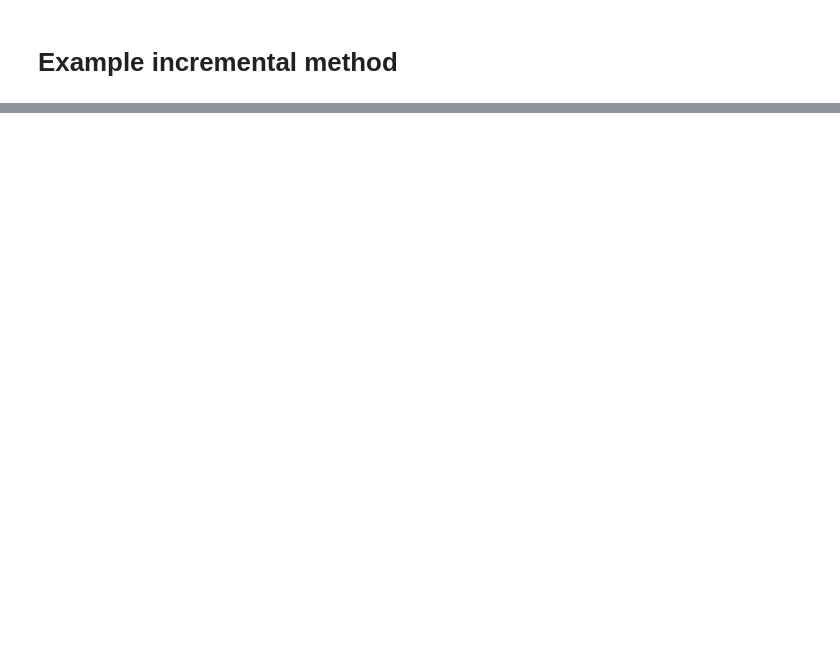
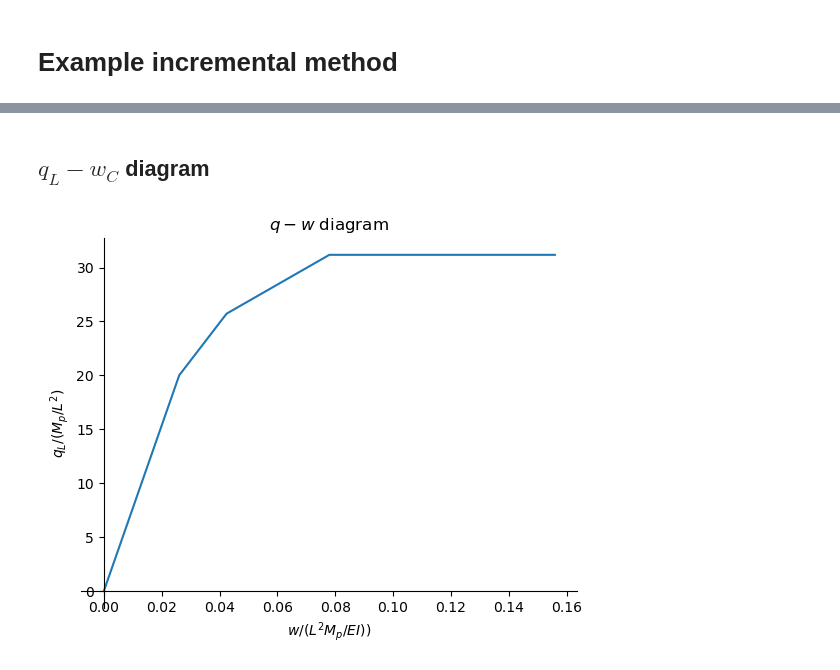
Before and after one commit to TeachBooks/Structural-Mechanics-4, a Jupyter notebook: book/advanced_structural_mechanics/Example_2_lecture_3_plasticity.ipynb, the cells around one changed output, grey strips where cells are left out. Saved outputs shown, nothing was run; the diff lists cells and outputs as text; code cells hidden in the pictures; blank space fills up the shorter version.

```diff
--- a/book/advanced_structural_mechanics/Example_2_lecture_3_plasticity.ipynb
+++ b/book/advanced_structural_mechanics/Example_2_lecture_3_plasticity.ipynb
@@ -126,0 +104,4 @@ plt.gca().spines['left'].set_position('zero')
+# %%
+# Obtain the load corresponding to the second yield moment
+q2 = sym.solve(sym.Eq(-M.subs(sol2).subs(x,0),M_p), q_L)[0]
+display(q2)
@@ -126,0 +115,4 @@ plt.gca().spines['left'].set_position('zero')
+# %%
+# Obtain the displacement at x = L/2
+w2 = w.subs(sol2).subs(q_L, q2).subs(x,L/2)
+display(w2)
@@ -126,0 +153,4 @@ plt.gca().spines['left'].set_position('zero')
+# %%
+# Obtain the load corresponding to the third yield moment
+q3 = sym.solve(sym.Eq(M.subs(sol3).subs(x,x_M_max).subs(x,0),M_p), q_L)[0]
+display(q3)
@@ -126,0 +164,4 @@ plt.gca().spines['left'].set_position('zero')
+# %%
+# Obtain the displacement at x = L/2
+w3 = w.subs(sol3).subs(q_L, q3).subs(x,L/2).simplify()
+display(sym.simplify(w3))
@@ -126,0 +173,2 @@ plt.gca().spines['left'].set_position('zero')
+# %% [markdown]
+## $q_L-w_C$ diagram
@@ -126,0 +179,12 @@ plt.gca().spines['left'].set_position('zero')
+# %%
+# Plot the q_L-w diagram
+plt.plot(w_list,q_list)
+plt.xlabel('$w / (L^2 M_p / EI))$')
+plt.ylabel('$q_L / (M_p / L^2)$')
+plt.title('$q-w$ diagram')
+plt.gca().spines['right'].set_color('none')
+plt.gca().spines['top'].set_color('none')
+plt.gca().spines['bottom'].set_position('zero')
+plt.gca().spines['left'].set_position('zero')
+# %% [output]
+[figure, added]
```
Also changed, not shown: parts of 51 cells of this notebook, 5 other files.
